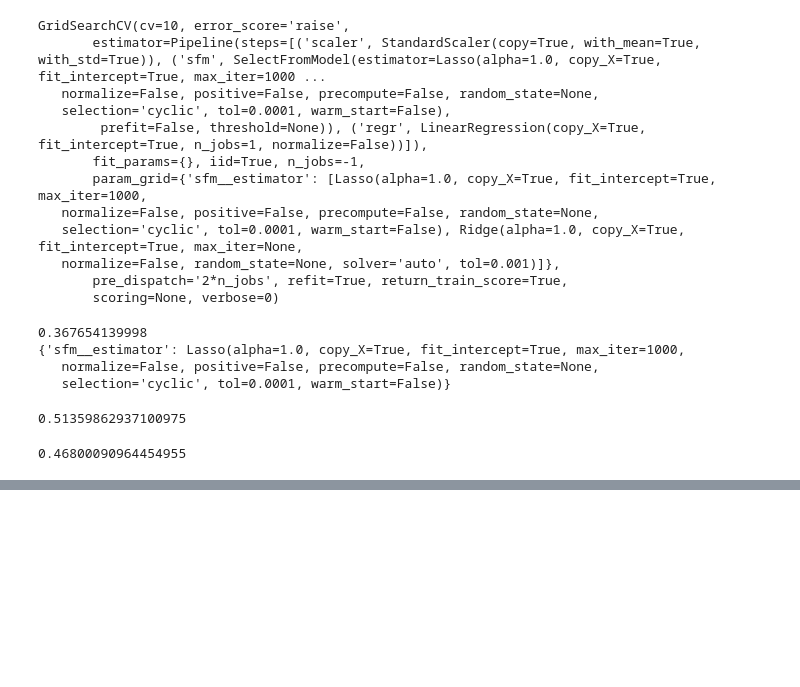
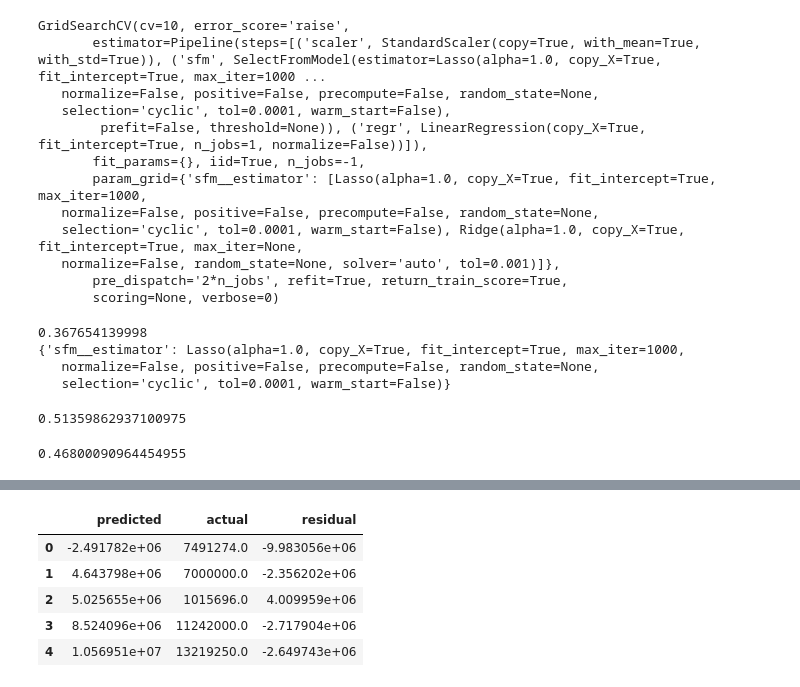
Before and after one commit to michaelkim9/nba_predictor_project_dsi, a Jupyter notebook: Part_4_predictive_model.ipynb, the cells around one changed output, grey strips where cells are left out. Cells and saved outputs as stored; diff of their text form; code cells hidden in the pictures; blank space fills up the shorter version.

```diff
--- a/Part_4_predictive_model.ipynb
+++ b/Part_4_predictive_model.ipynb
@@ -1224,0 +1244,10 @@ results_df_2
+# %%
+residuals_df['residual'] = residuals_df['predicted'] - residuals_df['actual']
+residuals_df.head()
+# %% [output]
+|  | predicted | actual | residual |
+| 0 | -2.491782e+06 | 7491274.0 | -9.983056e+06 |
+| 1 | 4.643798e+06 | 7000000.0 | -2.356202e+06 |
+| 2 | 5.025655e+06 | 1015696.0 | 4.009959e+06 |
+| 3 | 8.524096e+06 | 11242000.0 | -2.717904e+06 |
+| 4 | 1.056951e+07 | 13219250.0 | -2.649743e+06 |
```
Also changed, not shown: parts of 4 cells of this notebook, 5 other files.
